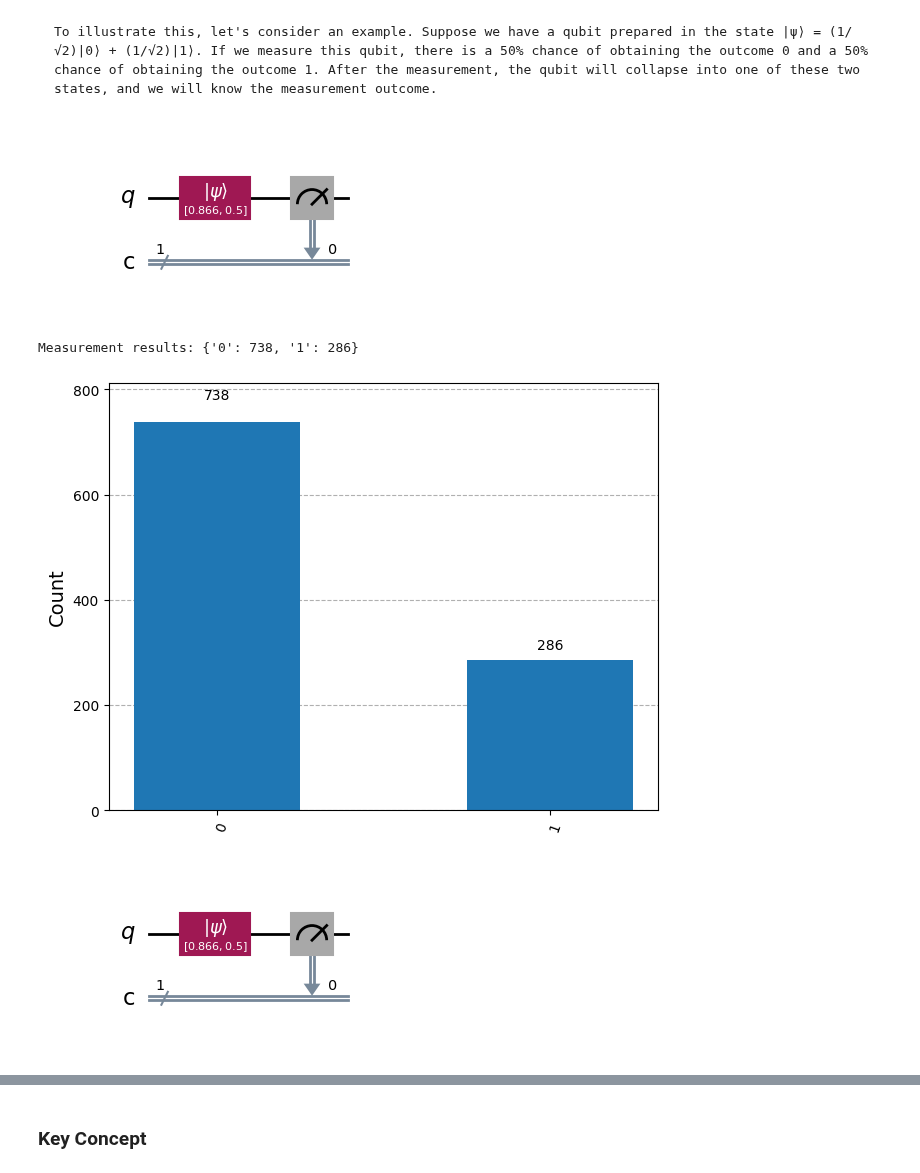
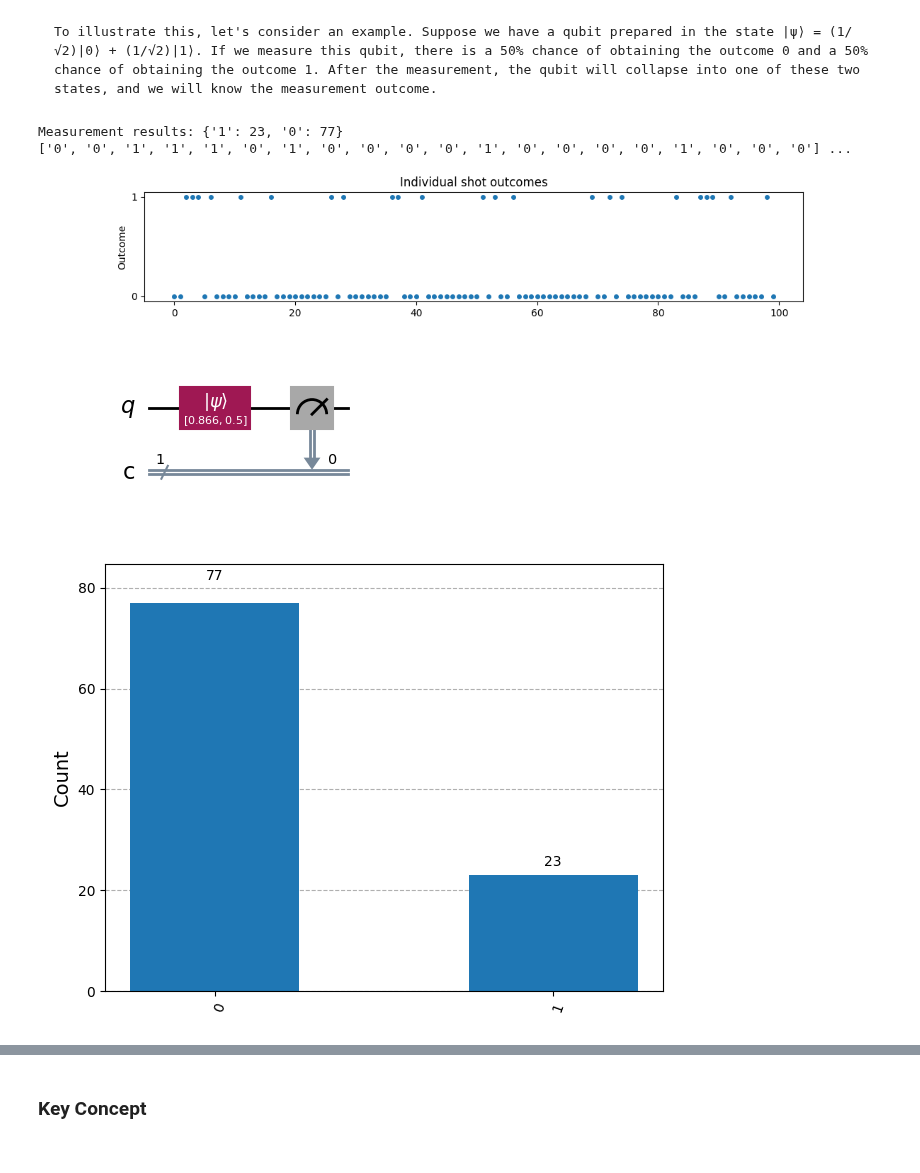
Before and after one commit to MariyaSV78/notebook_Quantum-computing, a Jupyter notebook: Quantum-computing.ipynb, the cells around one changed output, grey strips where cells are left out. Drawn from its saved outputs; the diff is of its cells as text; code cells hidden in the pictures.

```diff
--- a/Quantum-computing.ipynb
+++ b/Quantum-computing.ipynb
@@ -703,28 +690,40 @@ Measurement results: {'01': 264, '00': 760}
 # %%
 from qiskit import QuantumCircuit, ClassicalRegister
 from qiskit.visualization import plot_histogram
 from qiskit_aer import AerSimulator
 
 qc = QuantumCircuit(1, 1)  # 1 qubit, 1 classical bit
 alpha = np.sqrt(3)/2
 beta = 1/2
 qc.initialize([alpha, beta], 0)
 qc.measure(0, 0) #builds the experiment
 
 # Simulate measurements using AerSimulator
 simulator = AerSimulator()
-job = simulator.run(qc, shots=1024)
+job = simulator.run(qc,  shots=100, memory=True)
 result = job.result()
 counts = result.get_counts(qc)
-
-
+counts2 = result.get_memory()
 
 # Draw the final circuit
 qc.draw('mpl').show()
+plot_histogram(counts)
+
+clear_output()
 print("Measurement results:", counts)
-plot_histogram(counts)
+print(counts2[:20], "...")
+shots_numeric = [int(x) for x in counts2]
+
+plt.figure(figsize=(12,2))
+plt.plot(shots_numeric, 'o', markersize=4)
+plt.yticks([0,1])
+plt.xlabel("Shot index")
+plt.ylabel("Outcome")
+plt.title("Individual shot outcomes")
+plt.show()
 # %% [output]
+Measurement results: {'1': 23, '0': 77}
+['0', '0', '1', '1', '1', '0', '1', '0', '0', '0', '0', '1', '0', '0', '0', '0', '1', '0', '0', '0'] ...
-[figure, old version]
+[figure, new version]
-Measurement results: {'0': 738, '1': 286}
-[figure, old version]
+[figure, new version]
-[figure, old version]
+[figure, new version]
```
Also changed, not shown: parts of 8 cells of this notebook.
